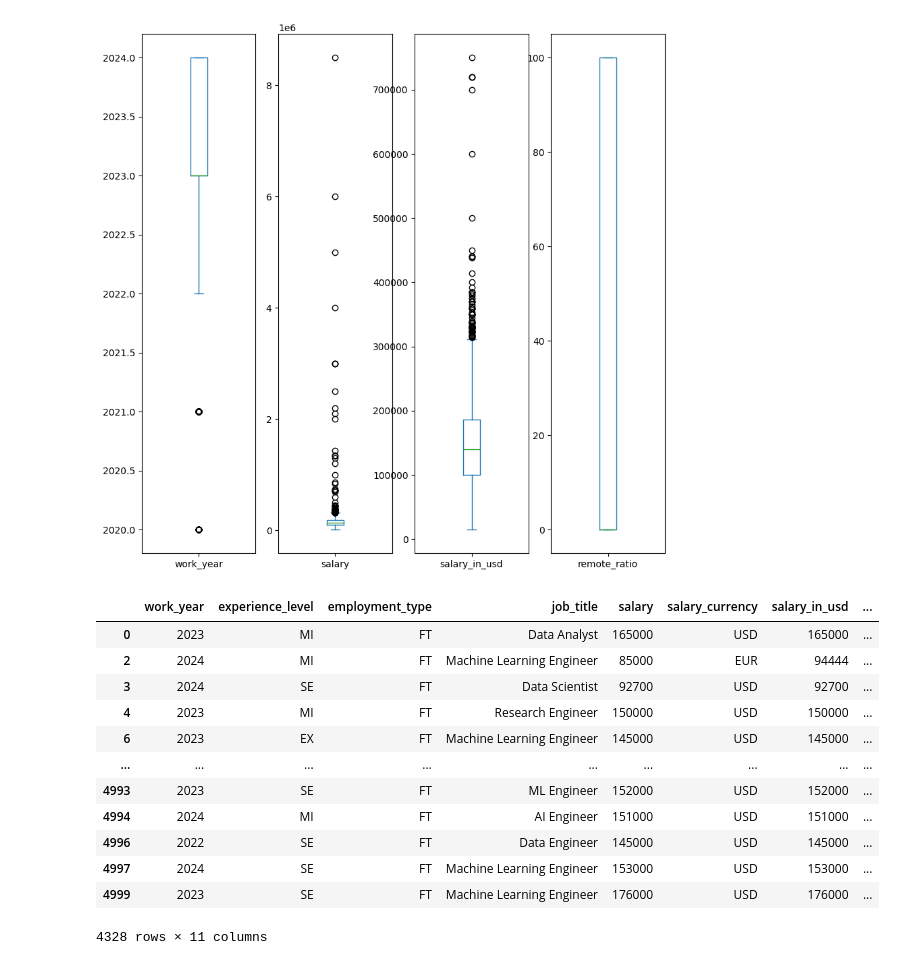
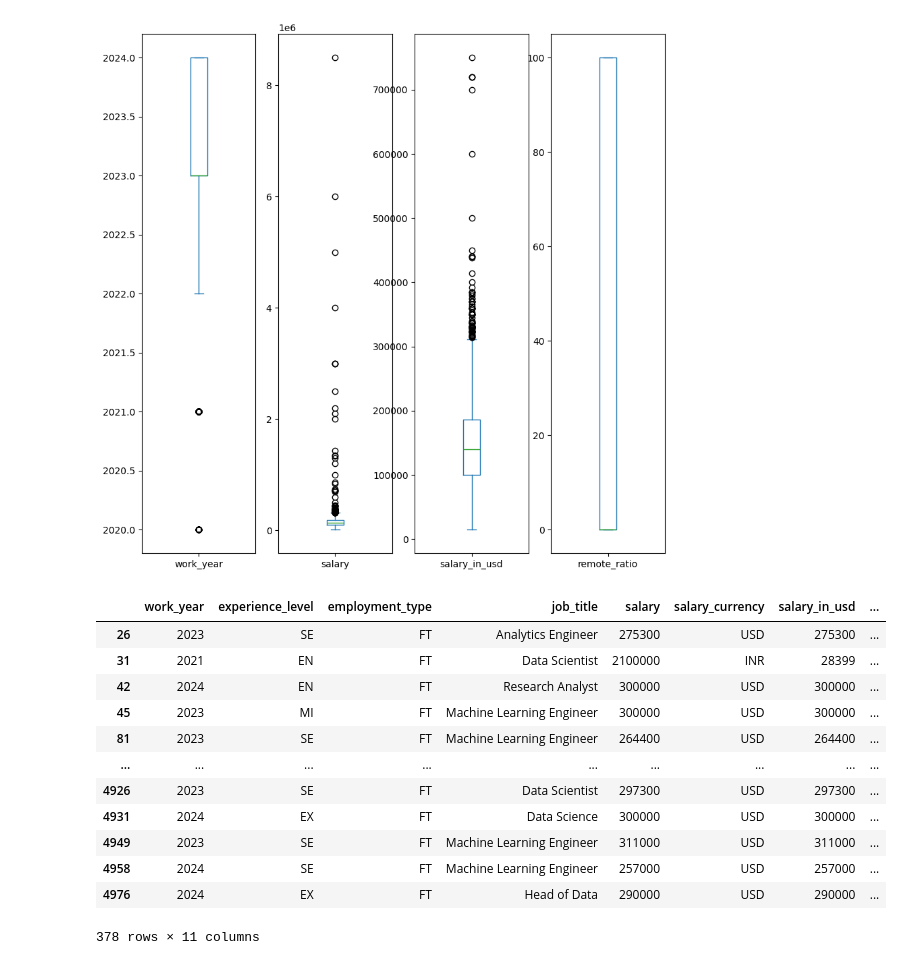
Before and after one commit to Souzadfs/Data_Science, a Jupyter notebook: Analista_de_dados.ipynb, the cells around one changed output. Cells and saved outputs as stored; diff of their text form; code cells hidden in the pictures.

```diff
--- a/Analista_de_dados.ipynb
+++ b/Analista_de_dados.ipynb
@@ -142,21 +142,21 @@ df.plot(kind='box', figsize=(10,10),subplots=True);
 # %% [output]
 [figure]
 # %%
-df[df['salary']>=80000]
+df[df['salary']>=250000]
 # %% [output]
 |  | work_year | experience_level | employment_type | job_title | salary | salary_currency | salary_in_usd | ... |
-| 0 | 2023 | MI | FT | Data Analyst | 165000 | USD | 165000 | ... |
-| 2 | 2024 | MI | FT | Machine Learning Engineer | 85000 | EUR | 94444 | ... |
-| 3 | 2024 | SE | FT | Data Scientist | 92700 | USD | 92700 | ... |
-| 4 | 2023 | MI | FT | Research Engineer | 150000 | USD | 150000 | ... |
-| 6 | 2023 | EX | FT | Machine Learning Engineer | 145000 | USD | 145000 | ... |
+| 26 | 2023 | SE | FT | Analytics Engineer | 275300 | USD | 275300 | ... |
+| 31 | 2021 | EN | FT | Data Scientist | 2100000 | INR | 28399 | ... |
+| 42 | 2024 | EN | FT | Research Analyst | 300000 | USD | 300000 | ... |
+| 45 | 2023 | MI | FT | Machine Learning Engineer | 300000 | USD | 300000 | ... |
+| 81 | 2023 | SE | FT | Machine Learning Engineer | 264400 | USD | 264400 | ... |
 | ... | ... | ... | ... | ... | ... | ... | ... | ... |
-| 4993 | 2023 | SE | FT | ML Engineer | 152000 | USD | 152000 | ... |
-| 4994 | 2024 | MI | FT | AI Engineer | 151000 | USD | 151000 | ... |
-| 4996 | 2022 | SE | FT | Data Engineer | 145000 | USD | 145000 | ... |
-| 4997 | 2024 | SE | FT | Machine Learning Engineer | 153000 | USD | 153000 | ... |
-| 4999 | 2023 | SE | FT | Machine Learning Engineer | 176000 | USD | 176000 | ... |
+| 4926 | 2023 | SE | FT | Data Scientist | 297300 | USD | 297300 | ... |
+| 4931 | 2024 | EX | FT | Data Science | 300000 | USD | 300000 | ... |
+| 4949 | 2023 | SE | FT | Machine Learning Engineer | 311000 | USD | 311000 | ... |
+| 4958 | 2024 | SE | FT | Machine Learning Engineer | 257000 | USD | 257000 | ... |
+| 4976 | 2024 | EX | FT | Head of Data | 290000 | USD | 290000 | ... |
-4328 rows × 11 columns
+378 rows × 11 columns
 # %%
 base_excel = df[df['salary']>=80000]
 base_excel.to_excel('base_excel.xlsx')
```
Also changed, not shown: parts of 2 cells of this notebook.
